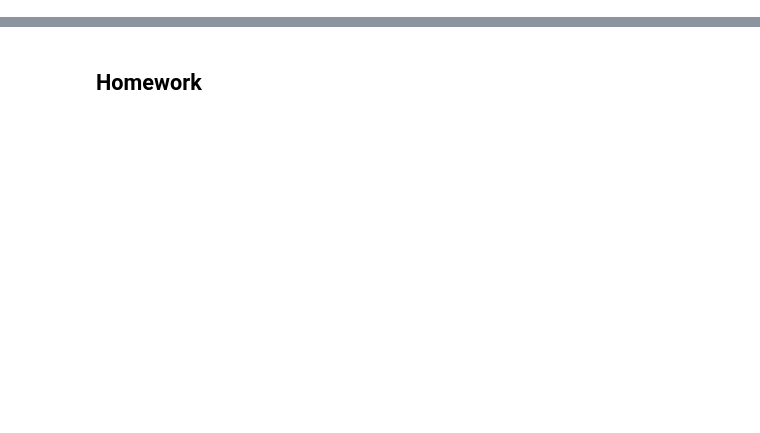
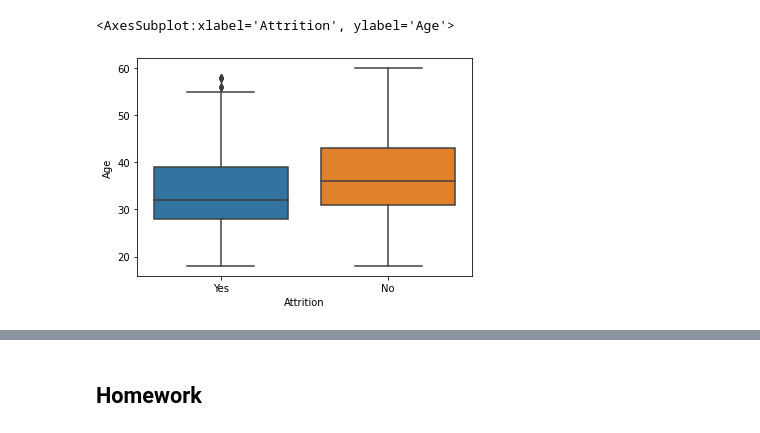
Before and after one commit to ryanorsinger/90-minutes-to-machine-learning, a Jupyter notebook: new_notebook.ipynb, the cells around one changed output, grey strips where cells are left out. Drawn from its saved outputs; the diff is of its cells as text; code cells hidden in the pictures; blank space fills up the shorter version.

```diff
--- a/new_notebook.ipynb
+++ b/new_notebook.ipynb
@@ -87,0 +149,5 @@ def split_data(df, stratify_by=None):
+# %%
+sns.boxplot(x=df.Attrition, y=df.Age, data=df)
+# %% [output]
+<AxesSubplot:xlabel='Attrition', ylabel='Age'>
+[figure, added]
```
Also changed, not shown: parts of 8 cells of this notebook.
